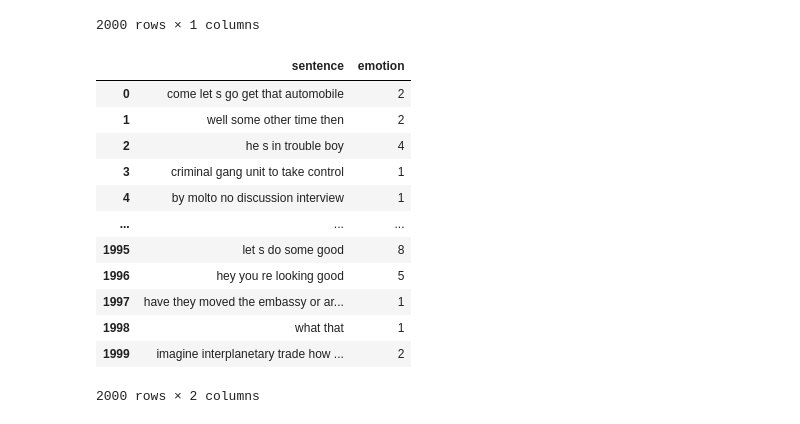
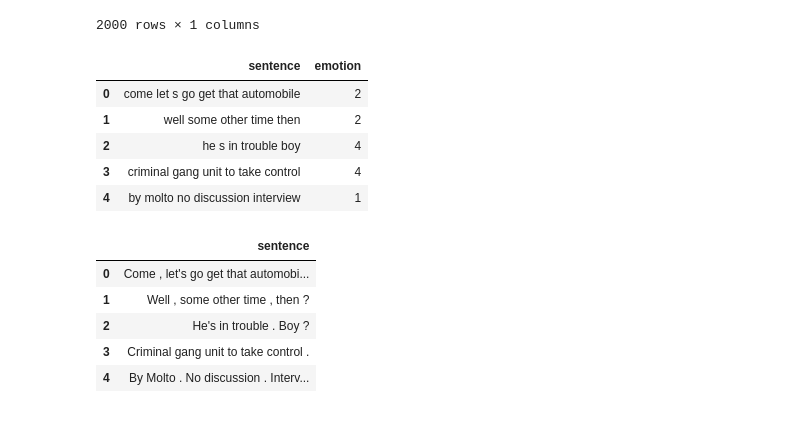
Before and after one commit to MiguelOva/text_mining, a Jupyter notebook: Bert_with_Tensorlfow_final_version.ipynb, the cells around one changed output. Drawn from its saved outputs; the diff is of its cells as text; code cells hidden in the pictures.

```diff
--- a/Bert_with_Tensorlfow_final_version.ipynb
+++ b/Bert_with_Tensorlfow_final_version.ipynb
@@ -699,29 +807,32 @@ df_test["Labels"] = y_pred
 # %%
 # map topic descriptions to labels
 df_test['emotion'] = df_test['Labels'].map({0: 1,
                                             1: 2,
                                             2: 3,
                                             3: 4,
                                             4: 5,
                                             5: 6,
                                             6: 7,
                                             7: 8})
 
 # drop unused column
 df_test = df_test.drop(["Labels"], axis=1)
 
-df_test
+df_test.head()
 # %% [output]
 |  | sentence | emotion |
 | 0 | come let s go get that automobile | 2 |
 | 1 | well some other time then | 2 |
 | 2 | he s in trouble boy | 4 |
-| 3 | criminal gang unit to take control | 1 |
+| 3 | criminal gang unit to take control | 4 |
 | 4 | by molto no discussion interview | 1 |
-| ... | ... | ... |
-| 1995 | let s do some good | 8 |
-| 1996 | hey you re looking good | 5 |
-| 1997 | have they moved the embassy or ar... | 1 |
-| 1998 | what that | 1 |
-| 1999 | imagine interplanetary trade how ... | 2 |
-2000 rows × 2 columns
+# %%
+df_test_results = pd.read_csv('https://raw.githubusercontent.com/MiguelOva/text_mining/main/test_set.txt', delimiter = '\t')
+df_test_results.head()
+# %% [output]
+|  | sentence |
+| 0 | Come , let's go get that automobi... |
+| 1 | Well , some other time , then ? |
+| 2 | He's in trouble . Boy ? |
+| 3 | Criminal gang unit to take control . |
+| 4 | By Molto . No discussion . Interv... |
```
Also changed, not shown: parts of 17 cells of this notebook.
